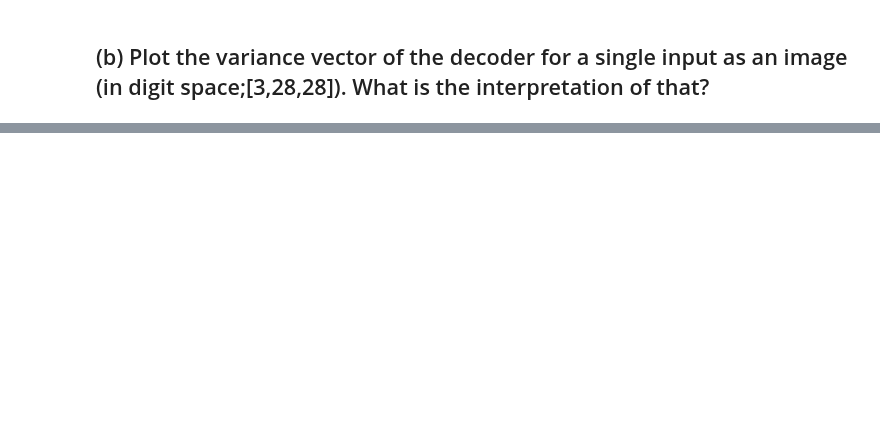
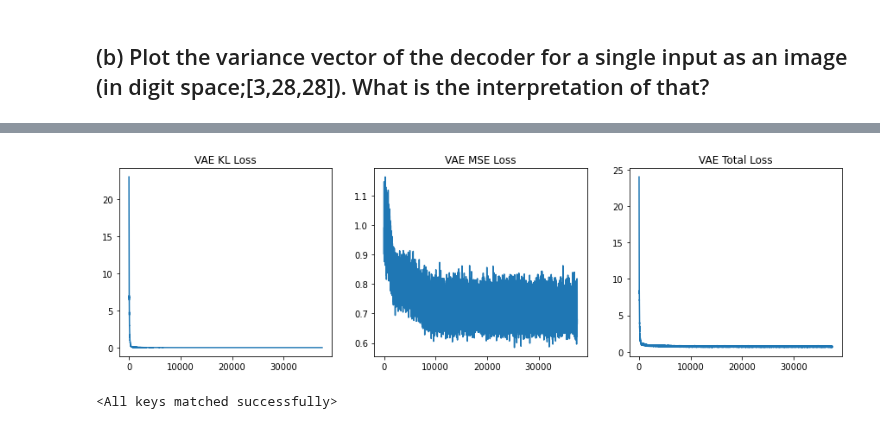
Before and after one commit to pwl482/patrec_2020, a Jupyter notebook: Assignment_11/AutoEncoders_Paul.ipynb, the cells around one changed output, grey strips where cells are left out. Cells and saved outputs as stored; diff of their text form; code cells hidden in the pictures; blank space fills up the shorter version.

```diff
--- a/Assignment_11/AutoEncoders_Paul.ipynb
+++ b/Assignment_11/AutoEncoders_Paul.ipynb
@@ -521,0 +577,8 @@ plt.show()
+# %%
+vae_model_mse = VariationalAutoencoder(latent_width=10)
+vae_model_mse = vae_model_mse.cuda()
+vae_optim_mse = optim.Adam(vae_model_mse.parameters(), lr=1e-4)
+vae_losses_mse_KL, vae_losses_mse_re, vae_losses_mse = train_VAE_MSE(vae_model_mse,
+                                                                    vae_optim_mse,
+                                                                    (train_loader, test_loader),
+                                                                    max_epochs=20)
@@ -521,0 +587,13 @@ plt.show()
+# %%
+fig = plt.figure(figsize=(15, 4))
+columns = 3
+rows = 1
+counter = 0
+for losses, titles in zip([vae_losses_mse_KL, vae_losses_mse_re, vae_losses_mse],["VAE KL Loss","VAE MSE Loss","VAE Total Loss"]):
+    fig.add_subplot(rows, columns, counter+1)
+    plt.plot(losses)
+    plt.title(titles)
+    counter += 1
+plt.show()
+# %% [output]
+[figure, added]
@@ -521,0 +616,6 @@ plt.show()
+# %%
+vae_model_mse = VariationalAutoencoder(latent_width=checkpoint_mse['latent_width'])
+vae_model_mse = vae_model_mse.cuda()
+vae_model_mse.load_state_dict(checkpoint_mse['model_state_dict'])
+# %% [output]
+<All keys matched successfully>
```
Also changed, not shown: parts of 34 cells of this notebook.
